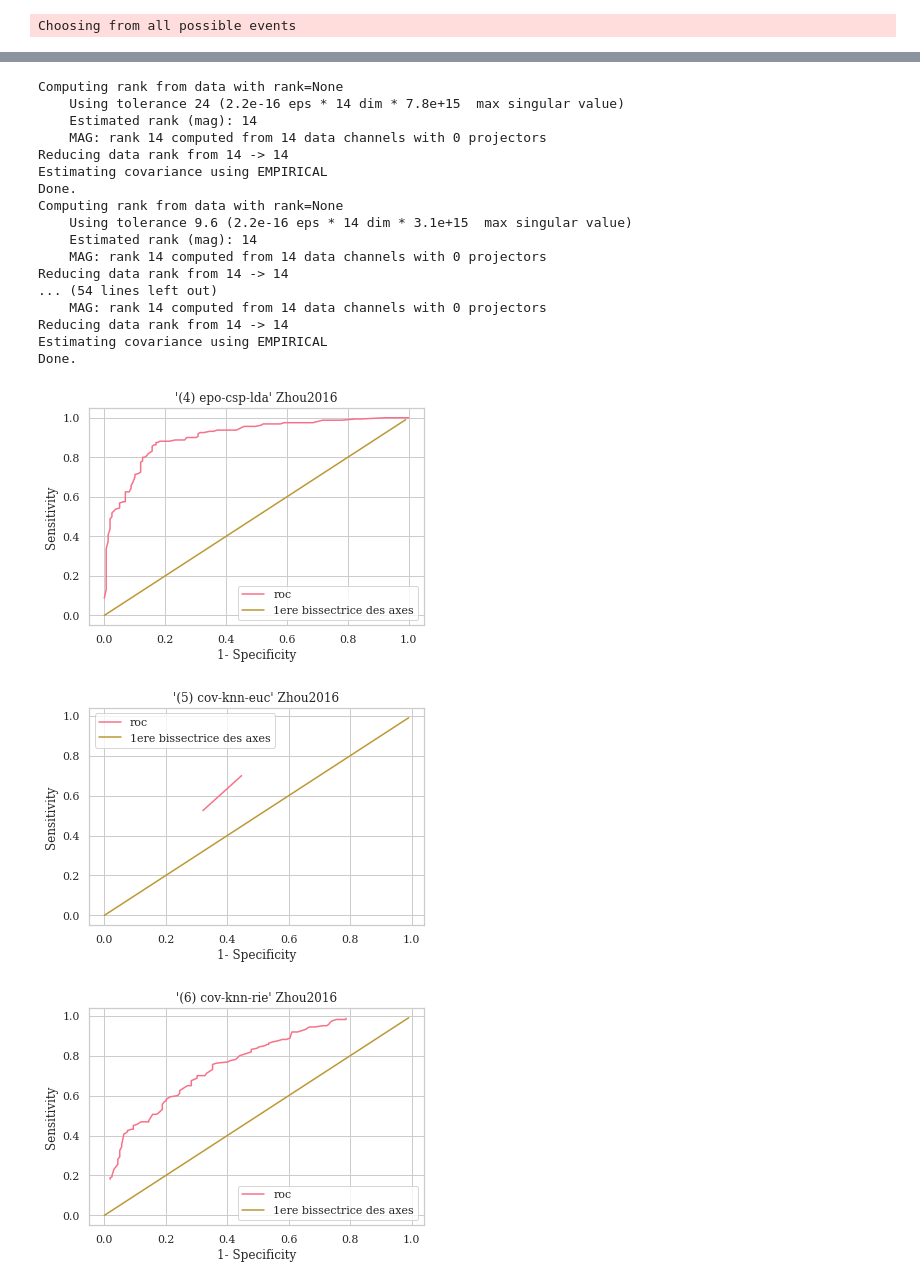
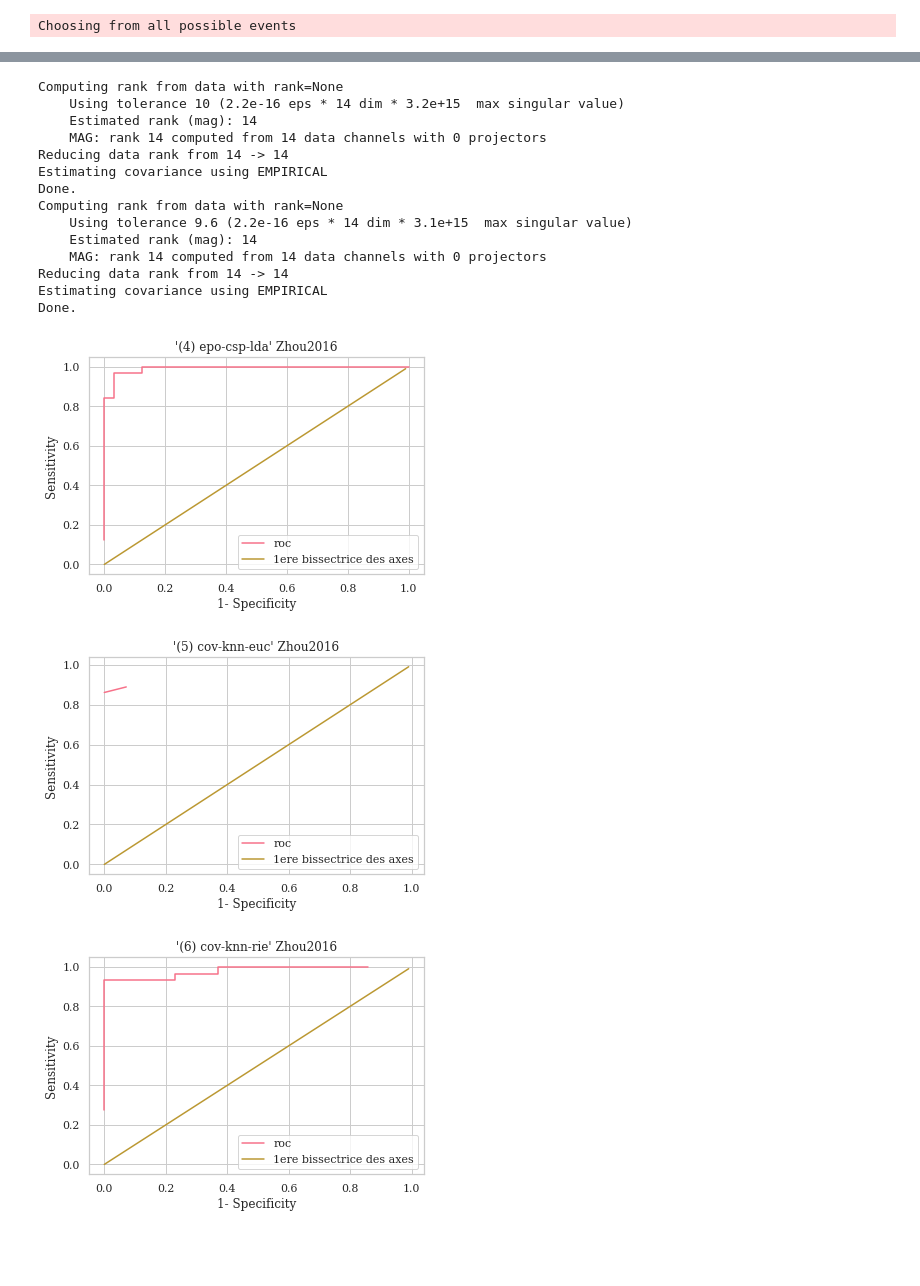
Before and after one commit to Artim436/stage1A, a Jupyter notebook: finish.ipynb, the cells around one changed output, grey strips where cells are left out. Saved outputs shown, nothing was run; the diff lists cells and outputs as text; code cells hidden in the pictures; blank space fills up the shorter version.

```diff
--- a/finish.ipynb
+++ b/finish.ipynb
@@ -119,13 +144,24 @@ target_test = {}
 from sklearn.model_selection import KFold
 
 def pred_truth(data_source_covs, data_source_labels, p, n_folds=5):
-    n_folds = 5
-    cv = KFold(n_splits=n_folds, shuffle=True, random_state=42)
+    if n_folds>1:
+        cv = KFold(n_splits=n_folds, shuffle=True, random_state=42)
+        PREDICTION = []
+        TRUTH = []
+        for train, test in cv.split(data_source_covs):
+            TRUTH.append(data_source_labels[test])
+            model = p.fit(data_source_covs[train], data_source_labels[train])
+            a = model.predict_proba(data_source_covs[test])
+            PREDICTION.append(a)
+        return PREDICTION, TRUTH
     PREDICTION = []
     TRUTH = []
-    for train, test in cv.split(data_source_covs):
-        TRUTH.append(data_source_labels[test])
-        model = p.fit(data_source_covs[train], data_source_labels[train])
-        a = model.predict_proba(data_source_covs[test])
-        PREDICTION.append(a)
+    train = split(len(data_source_covs))[0]
+    test = split(len(data_source_covs))[1]
+    TRUTH.append(data_source_labels[test])
+    model = p.fit(data_source_covs[train], data_source_labels[train])
+    a = model.predict_proba(data_source_covs[test])
+    PREDICTION.append(a)
     return PREDICTION, TRUTH
+
+pred_truth(DSM[0], DSL[0], pipelines["(1) epo-mdm-euc"], 1)
@@ -218,37 +271,37 @@ Reducing data rank from 16 -> 16
 Estimating covariance using EMPIRICAL
 Done.
 # %%
-def fct_roc(k, p):
+def fct_roc(i_data, p, k_fold=0, n_folds=5):
     b = 0
-    if ACCURACY[k] < 0.5:
+    if ACCURACY[i_data] < 0.5:
         b = 1
     l_one_spec = []
     l_senstivity = []
     n= 100
     THRESHOLD = [i/n for i in range(0,n)]
-    PREDICTION, TRUTH = pred_truth(DSM[k], DSL[k], p)
+    PREDICTION, TRUTH = pred_truth(DSM[i_data], DSL[i_data], p, n_folds=n_folds)
     for i in range(n):
-        tp, tn, fp, fn = roc_homemade(PREDICTION, TRUTH, THRESHOLD[i], k, b)
+        tp, tn, fp, fn = roc_homemade(PREDICTION[k_fold], TRUTH[k_fold], THRESHOLD[i], b)
         l_one_spec.append(one_specificity(tp, tn, fp, fn))
         l_senstivity.append(sensitivity(tp, tn, fp, fn))
     return l_one_spec, l_senstivity
 # %%
 
-def print_fct_roc(k):
+def print_fct_roc(i_data):
     n = 100
     THRESHOLD = [i/n for i in range(0,n)]
-    p = pipe[k%len(pipe)]
-    l_one_spec, l_senstivity = fct_roc(k, p)
+    p = pipe[i_data%len(pipe)]
+    l_one_spec, l_senstivity = fct_roc(i_data, p, n_folds=1)
     plt.plot(l_one_spec, l_senstivity, label="roc")
     plt.plot(THRESHOLD, THRESHOLD, label="1ere bissectrice des axes")
     plt.xlabel('1- Specificity')
     plt.ylabel('Sensitivity')
-    plt.title(f"'{pipe_names[k%len(pipe)]}' {datasets_names[k//len(pipe_names)]}")
+    plt.title(f"'{pipe_names[i_data%len(pipe)]}' {datasets_names[i_data//len(pipe_names)]}")
     # plt.xlim(0, 1)
     # plt.ylim(0, 1)
     plt.legend()
     plt.show()
 
-for k in range(len(DSM)):
-    print_fct_roc(k)
+for i_data in range(len(DSM)):
+    print_fct_roc(i_data)
 # %% [output]
@@ -256,21 +309,18 @@ for k in range(len(DSM)):
 Computing rank from data with rank=None
-    Using tolerance 24 (2.2e-16 eps * 14 dim * 7.8e+15  max singular value)
+    Using tolerance 10 (2.2e-16 eps * 14 dim * 3.2e+15  max singular value)
     Estimated rank (mag): 14
     MAG: rank 14 computed from 14 data channels with 0 projectors
 Reducing data rank from 14 -> 14
 Estimating covariance using EMPIRICAL
 Done.
 Computing rank from data with rank=None
     Using tolerance 9.6 (2.2e-16 eps * 14 dim * 3.1e+15  max singular value)
     Estimated rank (mag): 14
     MAG: rank 14 computed from 14 data channels with 0 projectors
 Reducing data rank from 14 -> 14
-... (54 lines left out)
-    MAG: rank 14 computed from 14 data channels with 0 projectors
-Reducing data rank from 14 -> 14
 Estimating covariance using EMPIRICAL
 Done.
-[figure, old version]
+[figure, new version]
-[figure, old version]
+[figure, new version]
-[figure, old version]
+[figure, new version]
 [figure]
```
Also changed, not shown: parts of 12 cells of this notebook.
